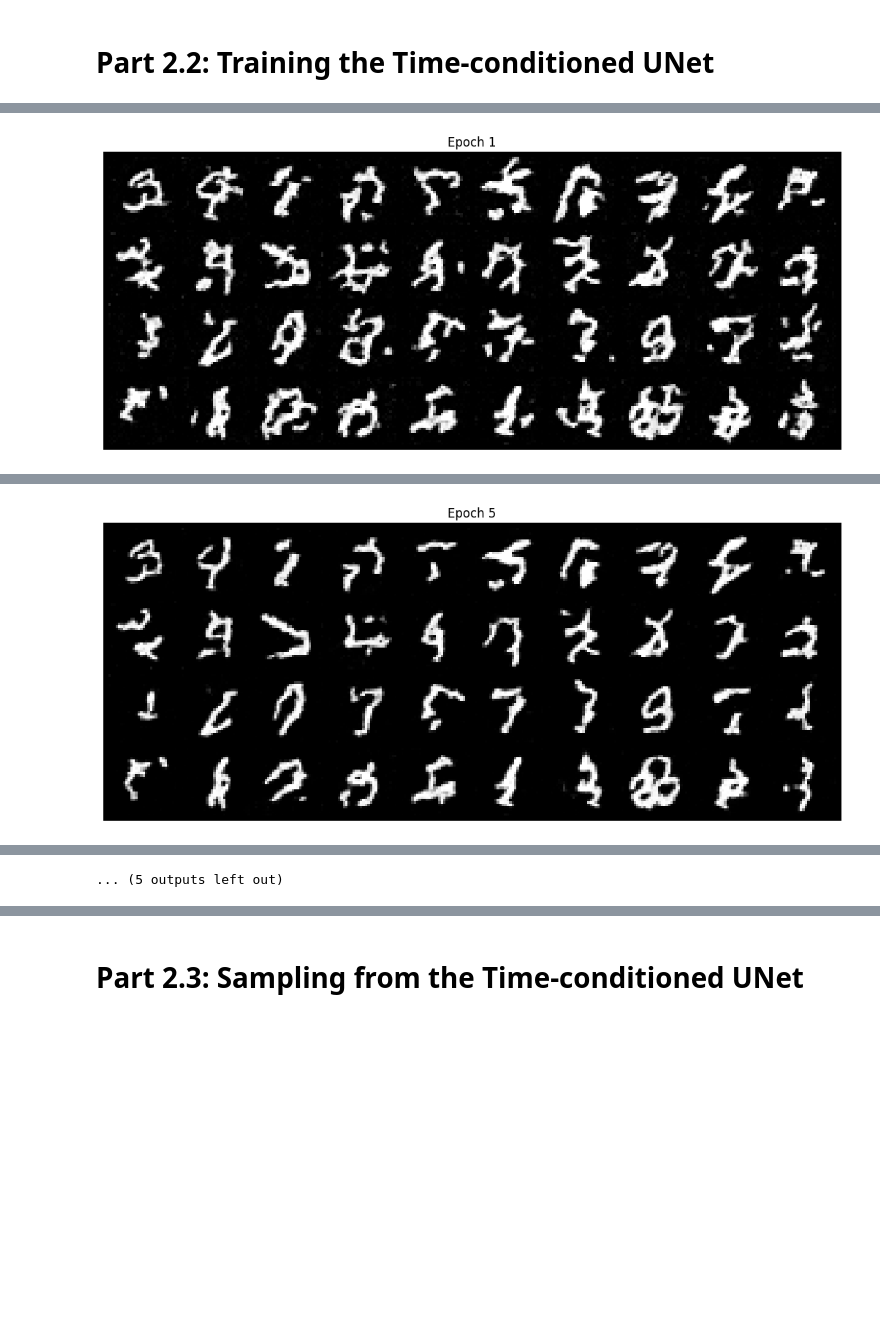
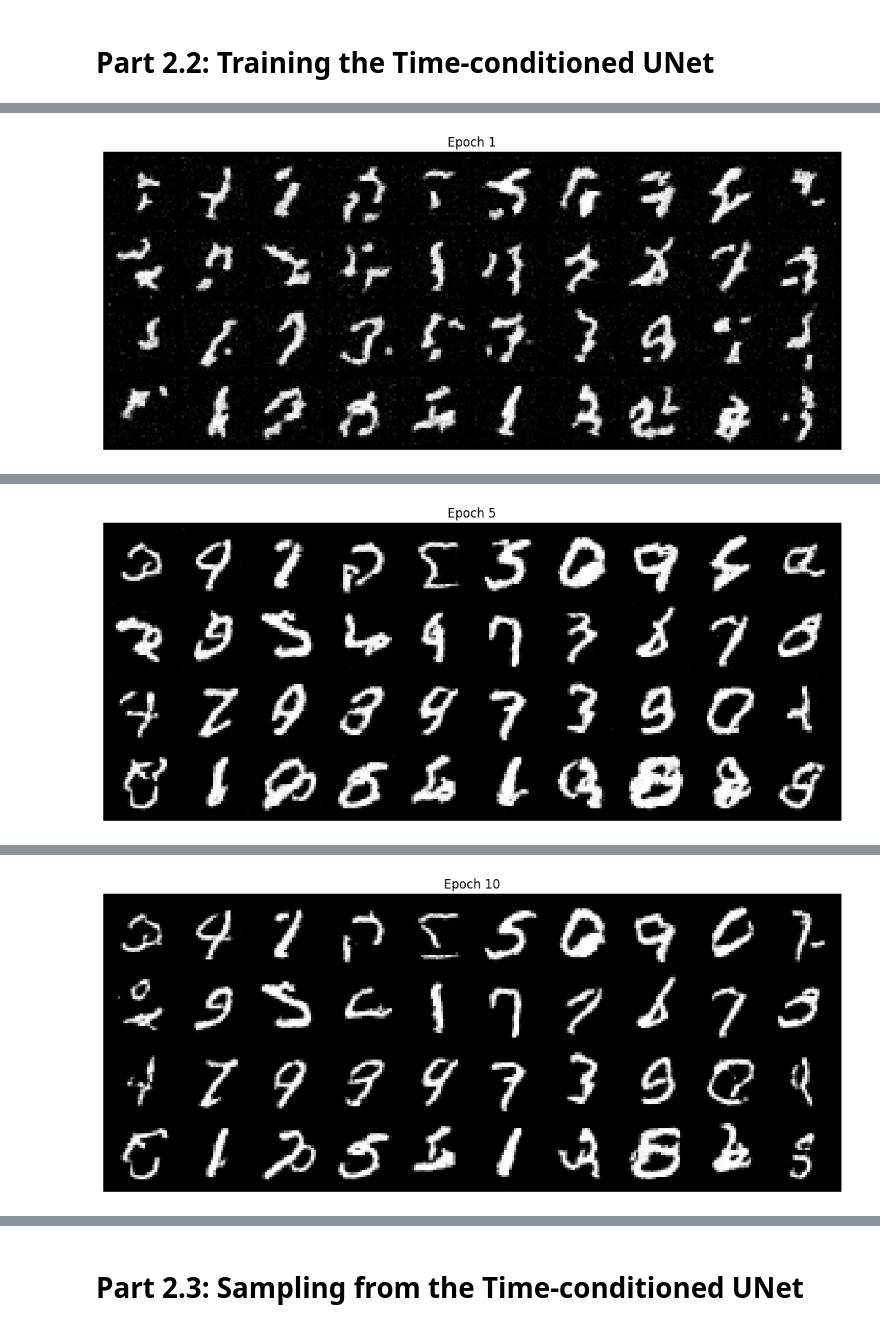
Before and after one commit to OKirk-Berkeley/cs180-proj3b, a Jupyter notebook: partb.ipynb, the cells around one changed output, grey strips where cells are left out. Cells and saved outputs as stored; diff of their text form; code cells hidden in the pictures; blank space fills up the shorter version.

```diff
--- a/partb.ipynb
+++ b/partb.ipynb
@@ -689,24 +689,17 @@ class TimeConditionalFM(nn.Module):
 batch_size = 64
 learning_rate = 1e-2
 hidden_dim = 64
-
+num_epochs = 10
 
 unet = TimeConditionalUNet(in_channels=1, num_classes=10, num_hiddens=hidden_dim).to(device)
 model = TimeConditionalFM(unet).to(device)
 optimizer = torch.optim.Adam(model.parameters(), lr=learning_rate)
-scheduler = torch.optim.lr_scheduler.ExponentialLR(optimizer, 0.1)
-
-max_epochs = 20
-min_epochs = 10
-patience = 5
-min_delta = 1e-4
-epochs_without_improvement = 0
-best_loss = float("inf")
+scheduler = torch.optim.lr_scheduler.ExponentialLR(optimizer,  0.1 ** (1.0 / num_epochs))
 
 train_loader = make_loader(batch_size=batch_size)
 train_losses = []
 model.train()
-for epoch in range(max_epochs):
+for epoch in range(num_epochs):
     epoch_loss = 0.0
     for images, _ in tqdm(train_loader):
         images = images.to(device)
@@ -719,21 +712,13 @@ for epoch in range(max_epochs):
     scheduler.step()
     avg_loss = epoch_loss / len(train_loader)
     print(
-    f"Epoch {epoch + 1}/{max_epochs}, "
+    f"Epoch {epoch + 1}/{num_epochs}, "
     f"Loss: {avg_loss:.6f}, "
     f"LR: {scheduler.get_last_lr()[0]:.6g}"
     )
-    if avg_loss < best_loss - min_delta:
-        best_loss = avg_loss
-        epochs_without_improvement = 0
-    else:
-        epochs_without_improvement += 1
     if epoch == 0 or (epoch + 1) % 5 == 0:
       generated_images = model.sample((28, 28))
       show_grid(generated_images, title=f"Epoch {epoch+1}", filename=f"flow_matching_samples_epoch{epoch+1}.png", nrow=10)
-    if (epoch+1 >= min_epochs and epochs_without_improvement >= patience):
-        print(f"Stopping at epoch {epoch + 1}.")
-        break
 loss_plot(train_losses, '2.2 Training')
 # ===== end of code ====
 # %% [output]
@@ -741 +726 @@ Epoch 1/20, Loss: 0.171349, LR: 0.001
-[figure, old version]
+[figure, new version]
@@ -746 +731 @@ Epoch 5/20, Loss: 0.115084, LR: 1e-07
-[figure, old version]
+[figure, new version]
@@ -752 +737 @@ Epoch 10/20, Loss: 0.114722, LR: 1e-12
-... (5 outputs left out)
+[figure, added]
```
Also changed, not shown: parts of 2 cells of this notebook.
